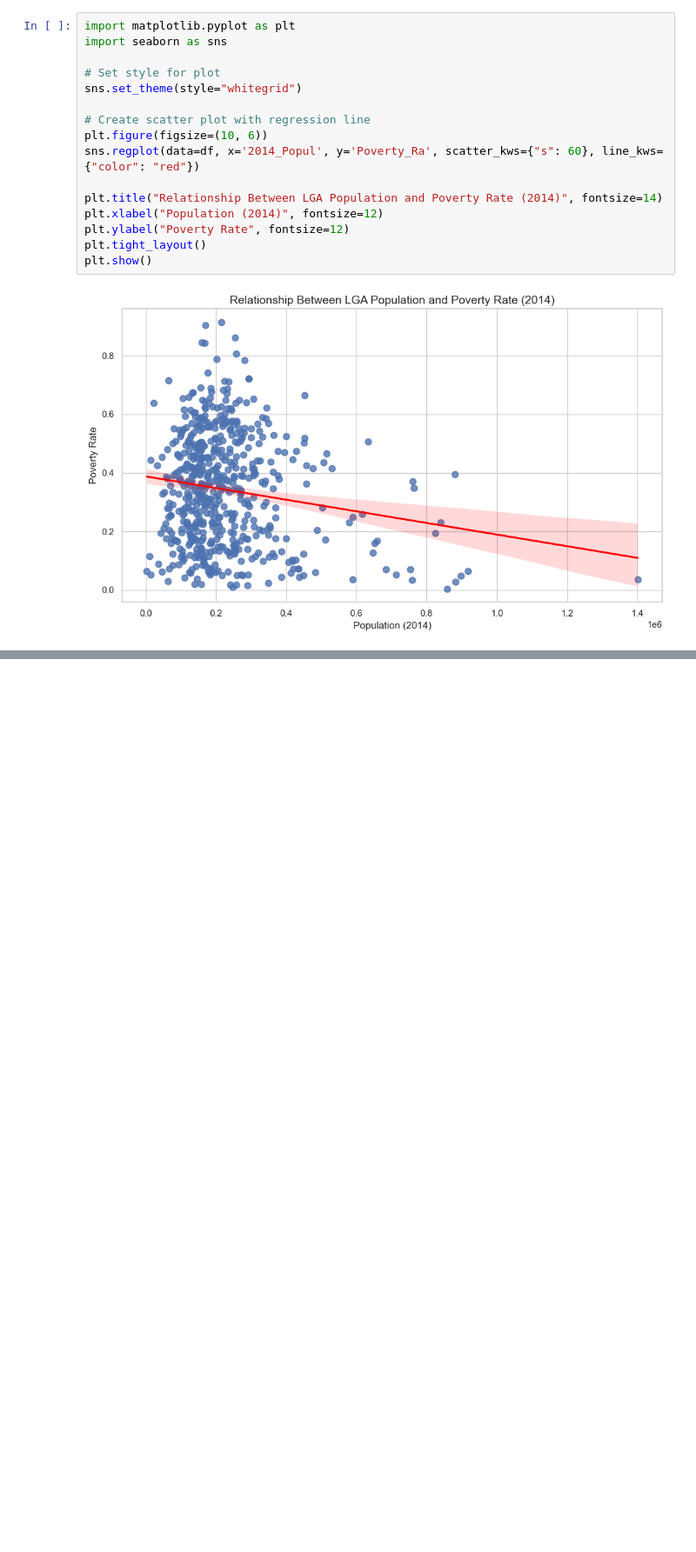
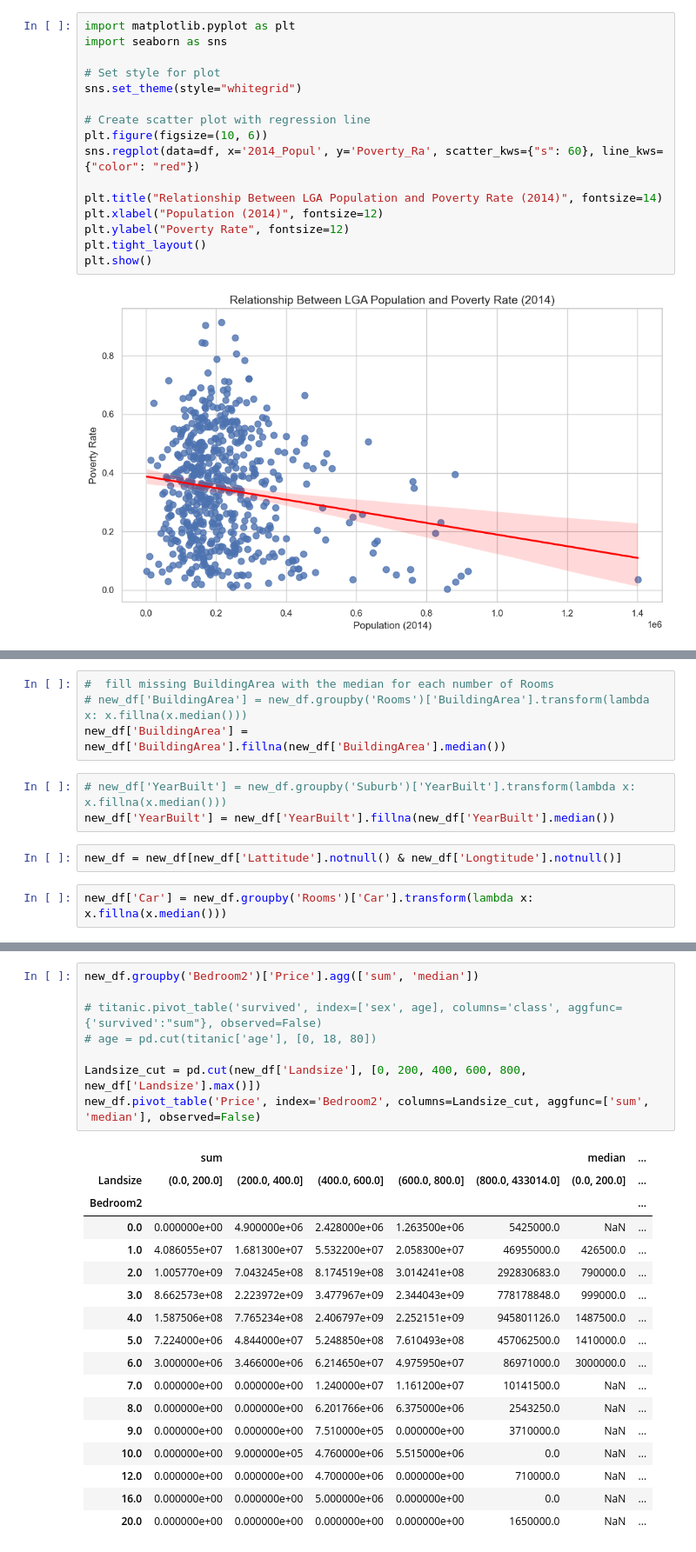
Before and after one commit to DamilareArise/pandas_work, a Jupyter notebook: prac.ipynb, the cells around one changed output, grey strips where cells are left out. Shown at 87% size. Saved outputs shown, nothing was run; the diff lists cells and outputs as text; blank space fills up the shorter version.

```diff
--- a/prac.ipynb
+++ b/prac.ipynb
@@ -211,0 +348,11 @@ plt.show()
+# %%
+#  fill missing BuildingArea with the median for each number of Rooms
+# new_df['BuildingArea'] = new_df.groupby('Rooms')['BuildingArea'].transform(lambda x: x.fillna(x.median()))
+new_df['BuildingArea'] = new_df['BuildingArea'].fillna(new_df['BuildingArea'].median())
+# %%
+# new_df['YearBuilt'] = new_df.groupby('Suburb')['YearBuilt'].transform(lambda x: x.fillna(x.median()))
+new_df['YearBuilt'] = new_df['YearBuilt'].fillna(new_df['YearBuilt'].median())
+# %%
+new_df = new_df[new_df['Lattitude'].notnull() & new_df['Longtitude'].notnull()]
+# %%
+new_df['Car'] = new_df.groupby('Rooms')['Car'].transform(lambda x: x.fillna(x.median()))
@@ -211,0 +396,26 @@ plt.show()
+# %%
+new_df.groupby('Bedroom2')['Price'].agg(['sum', 'median'])
+
+# titanic.pivot_table('survived', index=['sex', age], columns='class', aggfunc={'survived':"sum"}, observed=False)
+# age = pd.cut(titanic['age'], [0, 18, 80])
+
+Landsize_cut = pd.cut(new_df['Landsize'], [0, 200, 400, 600, 800, new_df['Landsize'].max()])
+new_df.pivot_table('Price', index='Bedroom2', columns=Landsize_cut, aggfunc=['sum', 'median'], observed=False)
+# %% [output]
+|  | sum |  |  |  |  | median | ... |
+| Landsize | (0.0, 200.0] | (200.0, 400.0] | (400.0, 600.0] | (600.0, 800.0] | (800.0, 433014.0] | (0.0, 200.0] | ... |
+| Bedroom2 |  |  |  |  |  |  | ... |
+| 0.0 | 0.000000e+00 | 4.900000e+06 | 2.428000e+06 | 1.263500e+06 | 5425000.0 | NaN | ... |
+| 1.0 | 4.086055e+07 | 1.681300e+07 | 5.532200e+07 | 2.058300e+07 | 46955000.0 | 426500.0 | ... |
+| 2.0 | 1.005770e+09 | 7.043245e+08 | 8.174519e+08 | 3.014241e+08 | 292830683.0 | 790000.0 | ... |
+| 3.0 | 8.662573e+08 | 2.223972e+09 | 3.477967e+09 | 2.344043e+09 | 778178848.0 | 999000.0 | ... |
+| 4.0 | 1.587506e+08 | 7.765234e+08 | 2.406797e+09 | 2.252151e+09 | 945801126.0 | 1487500.0 | ... |
+| 5.0 | 7.224000e+06 | 4.844000e+07 | 5.248850e+08 | 7.610493e+08 | 457062500.0 | 1410000.0 | ... |
+| 6.0 | 3.000000e+06 | 3.466000e+06 | 6.214650e+07 | 4.975950e+07 | 86971000.0 | 3000000.0 | ... |
+| 7.0 | 0.000000e+00 | 0.000000e+00 | 1.240000e+07 | 1.161200e+07 | 10141500.0 | NaN | ... |
+| 8.0 | 0.000000e+00 | 0.000000e+00 | 6.201766e+06 | 6.375000e+06 | 2543250.0 | NaN | ... |
+| 9.0 | 0.000000e+00 | 0.000000e+00 | 7.510000e+05 | 0.000000e+00 | 3710000.0 | NaN | ... |
+| 10.0 | 0.000000e+00 | 9.000000e+05 | 4.760000e+06 | 5.515000e+06 | 0.0 | NaN | ... |
+| 12.0 | 0.000000e+00 | 0.000000e+00 | 4.700000e+06 | 0.000000e+00 | 710000.0 | NaN | ... |
+| 16.0 | 0.000000e+00 | 0.000000e+00 | 5.000000e+06 | 0.000000e+00 | 0.0 | NaN | ... |
+| 20.0 | 0.000000e+00 | 0.000000e+00 | 0.000000e+00 | 0.000000e+00 | 1650000.0 | NaN | ... |
```
Also changed, not shown: parts of 14 cells of this notebook, 1 other file.
